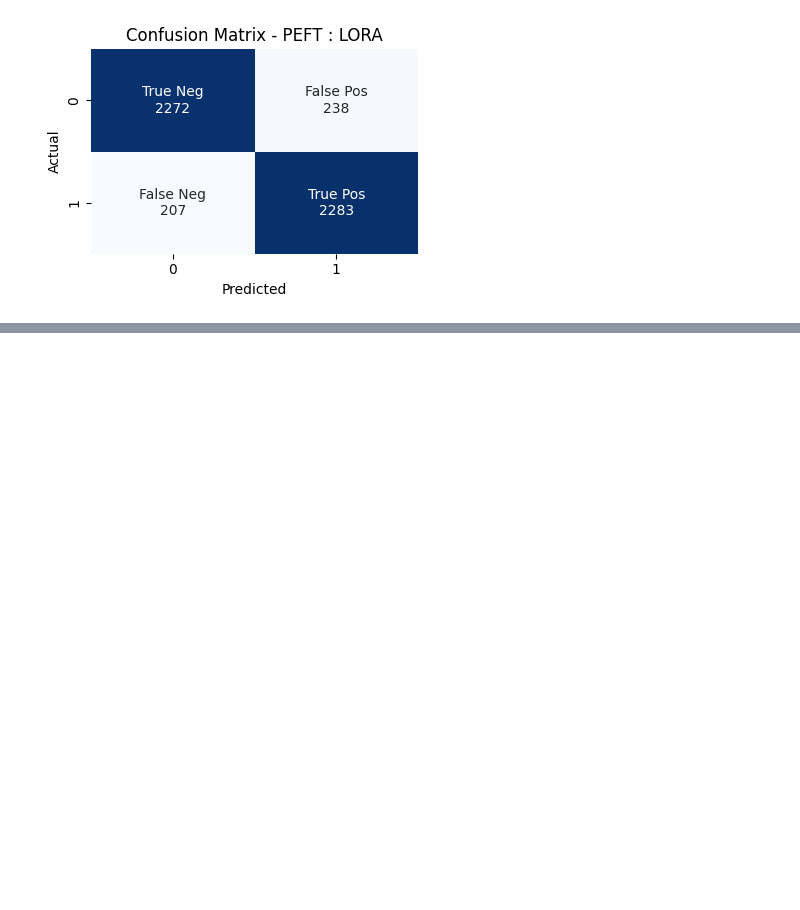
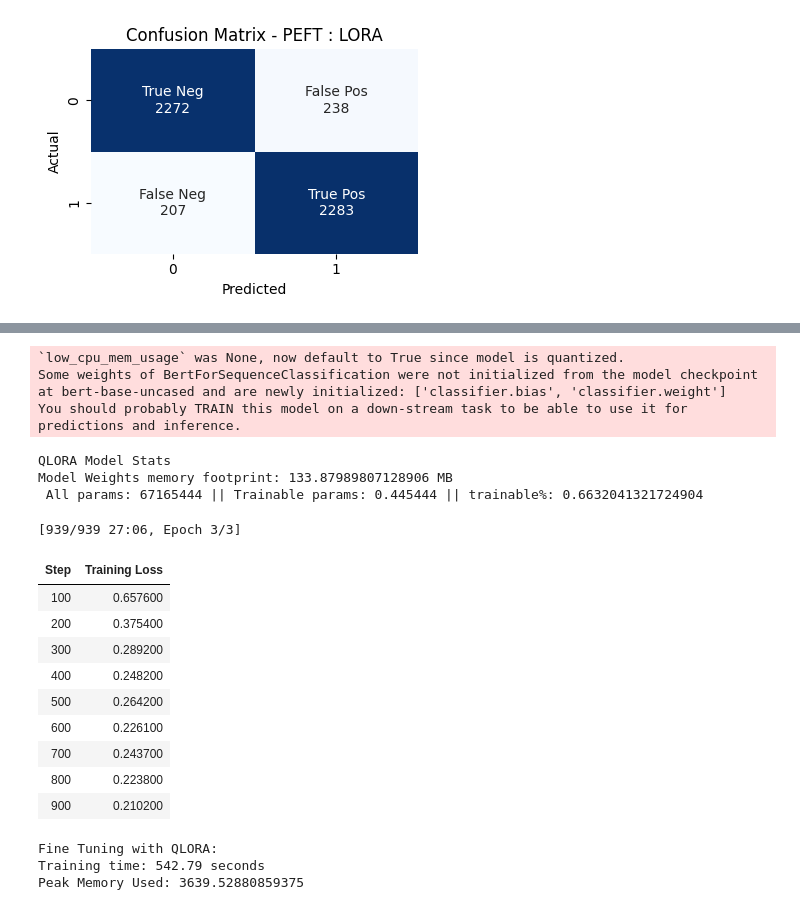
Before and after one commit to battery-code/FineTuneLLM_PEFT_BERT, a Jupyter notebook: Notebook_FineTuningPEFT-BERT.ipynb, the cells around one changed output, grey strips where cells are left out. Saved outputs shown, nothing was run; the diff lists cells and outputs as text; code cells hidden in the pictures; blank space fills up the shorter version.

```diff
--- a/Notebook_FineTuningPEFT-BERT.ipynb
+++ b/Notebook_FineTuningPEFT-BERT.ipynb
@@ -765,0 +771,26 @@ explog_df
+# %%
+from transformers import BertForSequenceClassification, BitsAndBytesConfig
+
+# QLoRA bnb configuration
+bnb_config = BitsAndBytesConfig(
+    load_in_4bit=True,
+    bnb_4bit_use_double_quant=True,
+    bnb_4bit_quant_type="nf4",
+    bnb_4bit_compute_dtype=torch.bfloat16
+)
+
+model_id = "bert-base-uncased"
+
+# Initialize the model with quantization
+model_quantized = BertForSequenceClassification.from_pretrained(model_id,
+                                                        num_labels=2,
+                                                        quantization_config=bnb_config)  # bnb config which quantizes the model as needed
+# %% [output]
+`low_cpu_mem_usage` was None, now default to True since model is quantized.
+Some weights of BertForSequenceClassification were not initialized from the model checkpoint at bert-base-uncased and are newly initialized: ['classifier.bias', 'classifier.weight']
+You should probably TRAIN this model on a down-stream task to be able to use it for predictions and inference.
+# %%
+from peft import prepare_model_for_kbit_training
+
+model_quantized.gradient_checkpointing_enable()
+model_quantized = prepare_model_for_kbit_training(model_quantized)
@@ -765,0 +809,12 @@ explog_df
+# %%
+weights_mem_qlora = model_qlora.get_memory_footprint() / (1024 ** 2)
+print("QLORA Model Stats")
+print(f"Model Weights memory footprint: {weights_mem_qlora} MB")
+
+trainable_params = calc_trainable_parameters(model_qlora)
+all_qlora, train_qlora, trainable_qlora, = trainable_params[0], trainable_params[1]/1000000, trainable_params[2]
+print(f" All params: {all_qlora} || Trainable params: {train_qlora} || trainable%: {trainable_qlora}" )
+# %% [output]
+QLORA Model Stats
+Model Weights memory footprint: 133.87989807128906 MB
+ All params: 67165444 || Trainable params: 0.445444 || trainable%: 0.6632041321724904
@@ -765,0 +844,30 @@ explog_df
+# %%
+# Fine Tuning with QLora
+
+# logging
+start_time = time.time()
+torch.cuda.reset_peak_memory_stats()
+
+trainer_qlora.train()
+
+print(f"Fine Tuning with QLORA:")
+train_time_qlora = (time.time() - start_time) / num_epoch
+print(f"Training time: {(train_time_qlora):.2f} seconds")
+
+peak_mem_qlora = torch.cuda.max_memory_allocated() / (1024 ** 2)  # max memory in MB
+print(f"Peak Memory Used: {peak_mem_qlora}")
+# %% [output]
+[939/939 27:06, Epoch 3/3]
+| Step | Training Loss |
+| 100 | 0.657600 |
+| 200 | 0.375400 |
+| 300 | 0.289200 |
+| 400 | 0.248200 |
+| 500 | 0.264200 |
+| 600 | 0.226100 |
+| 700 | 0.243700 |
+| 800 | 0.223800 |
+| 900 | 0.210200 |
+Fine Tuning with QLORA:
+Training time: 542.79 seconds
+Peak Memory Used: 3639.52880859375
```
Also changed, not shown: parts of 9 cells of this notebook.
